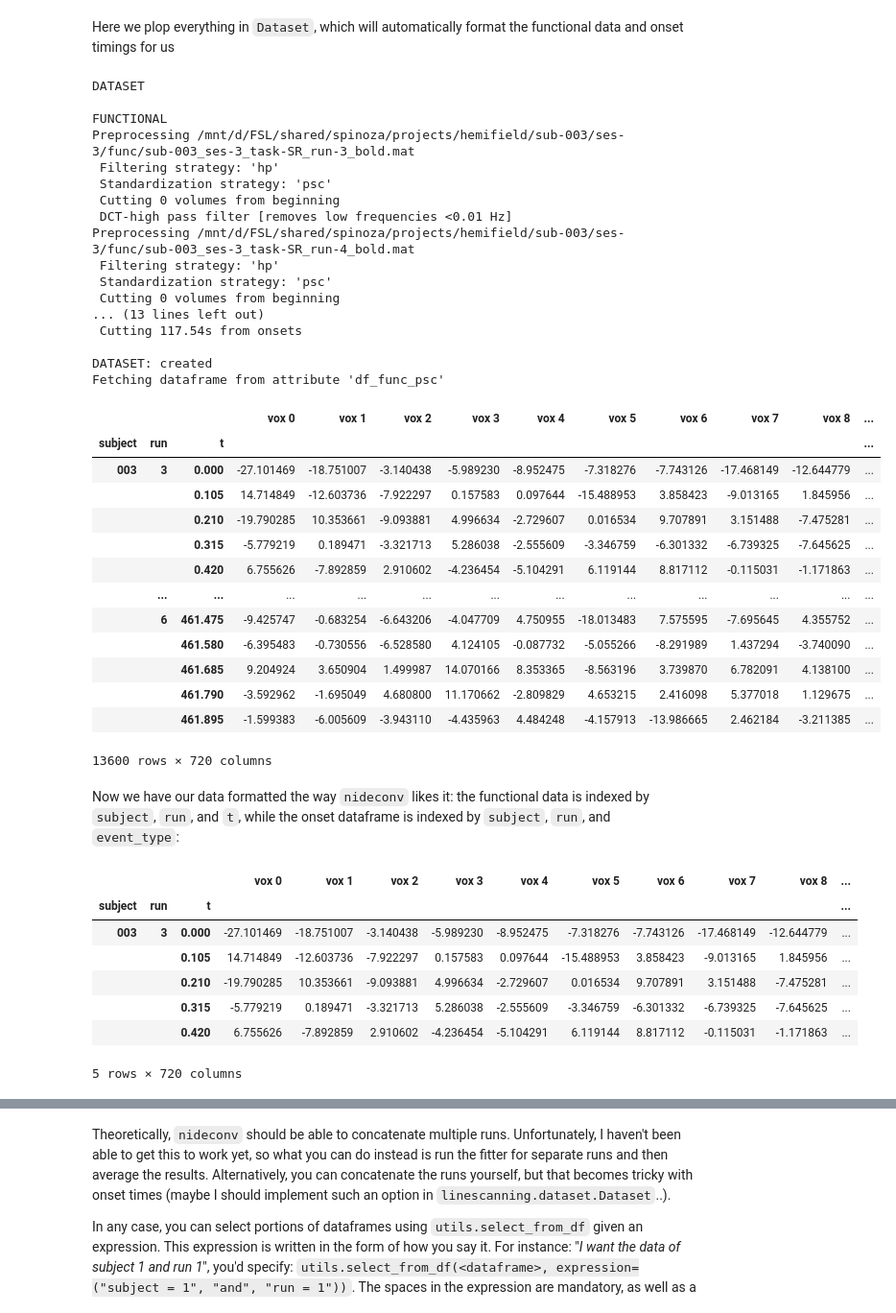
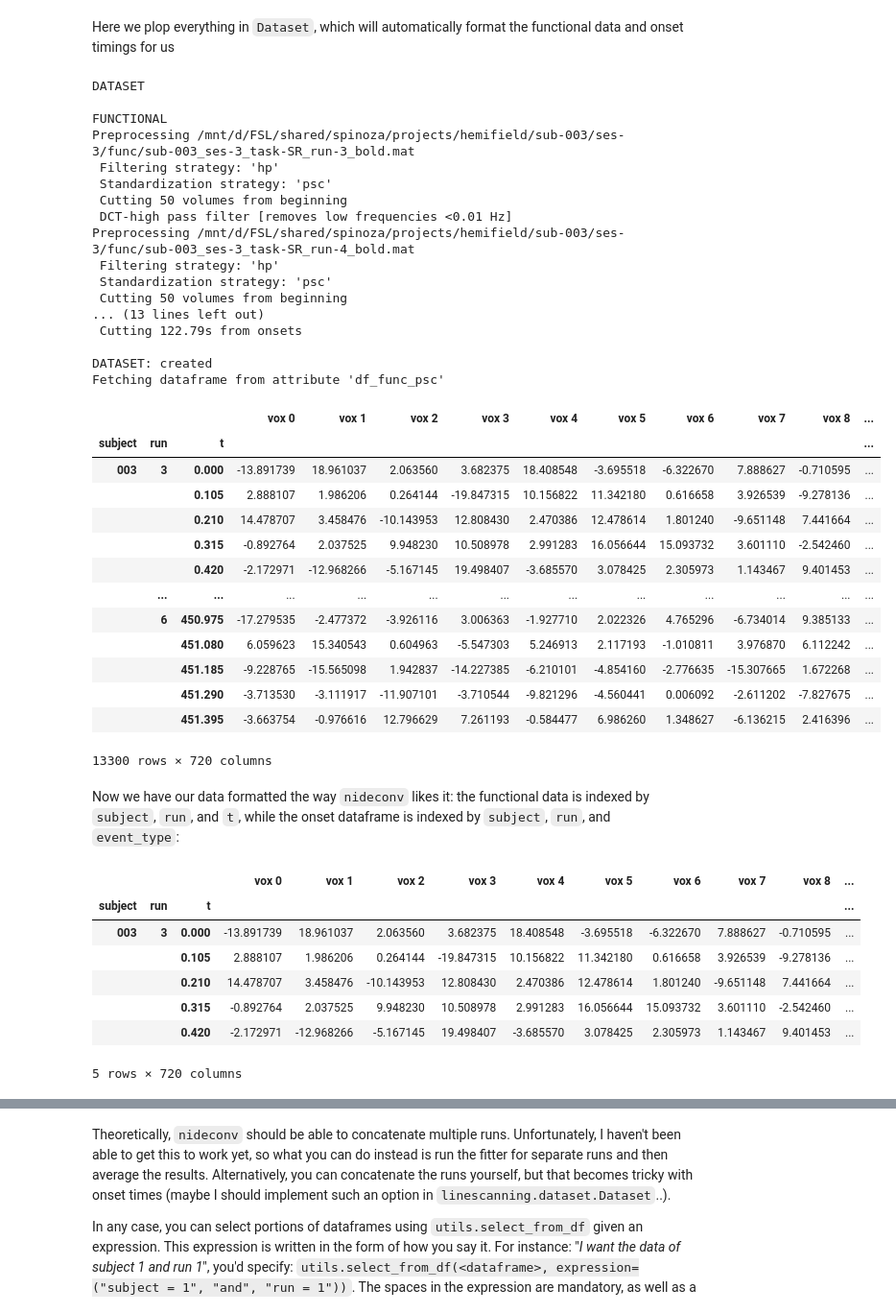
Before and after one commit to gjheij/linescanning, a Jupyter notebook: doc/source/examples/nideconv.ipynb, the cells around one changed output, grey strips where cells are left out. Shown at 96% size. Cells and saved outputs as stored; diff of their text form; code cells hidden in the pictures.

```diff
--- a/doc/source/examples/nideconv.ipynb
+++ b/doc/source/examples/nideconv.ipynb
@@ -44,50 +47,50 @@ Here we plop everything in `Dataset`, which will automatically format the functi
 window = 19
 order = 3
 
 ## window 5 TR poly 2
 data_obj = dataset.Dataset(func_file,
-                           deleted_first_timepoints=0,
-                           deleted_last_timepoints=0,
+                           deleted_first_timepoints=50,
+                           deleted_last_timepoints=50,
                            tsv_file=exp_file,
                            standardization="psc",
                            use_bids=True,
                            verbose=True)
 
 df_func     = data_obj.fetch_fmri()
 df_onsets   = data_obj.fetch_onsets()
 df_func
 # %% [output]
 DATASET
 
 FUNCTIONAL
 Preprocessing /mnt/d/FSL/shared/spinoza/projects/hemifield/sub-003/ses-3/func/sub-003_ses-3_task-SR_run-3_bold.mat
  Filtering strategy: 'hp'
  Standardization strategy: 'psc'
- Cutting 0 volumes from beginning
+ Cutting 50 volumes from beginning
  DCT-high pass filter [removes low frequencies <0.01 Hz]
 Preprocessing /mnt/d/FSL/shared/spinoza/projects/hemifield/sub-003/ses-3/func/sub-003_ses-3_task-SR_run-4_bold.mat
  Filtering strategy: 'hp'
  Standardization strategy: 'psc'
- Cutting 0 volumes from beginning
+ Cutting 50 volumes from beginning
 ... (13 lines left out)
- Cutting 117.54s from onsets
+ Cutting 122.79s from onsets
 
 DATASET: created
 Fetching dataframe from attribute 'df_func_psc'
 |  |  |  | vox 0 | vox 1 | vox 2 | vox 3 | vox 4 | vox 5 | vox 6 | vox 7 | vox 8 | ... |
 | subject | run | t |  |  |  |  |  |  |  |  |  | ... |
-| 003 | 3 | 0.000 | -27.101469 | -18.751007 | -3.140438 | -5.989230 | -8.952475 | -7.318276 | -7.743126 | -17.468149 | -12.644779 | ... |
-|  |  | 0.105 | 14.714849 | -12.603736 | -7.922297 | 0.157583 | 0.097644 | -15.488953 | 3.858423 | -9.013165 | 1.845956 | ... |
-|  |  | 0.210 | -19.790285 | 10.353661 | -9.093881 | 4.996634 | -2.729607 | 0.016534 | 9.707891 | 3.151488 | -7.475281 | ... |
-|  |  | 0.315 | -5.779219 | 0.189471 | -3.321713 | 5.286038 | -2.555609 | -3.346759 | -6.301332 | -6.739325 | -7.645625 | ... |
-|  |  | 0.420 | 6.755626 | -7.892859 | 2.910602 | -4.236454 | -5.104291 | 6.119144 | 8.817112 | -0.115031 | -1.171863 | ... |
+| 003 | 3 | 0.000 | -13.891739 | 18.961037 | 2.063560 | 3.682375 | 18.408548 | -3.695518 | -6.322670 | 7.888627 | -0.710595 | ... |
+|  |  | 0.105 | 2.888107 | 1.986206 | 0.264144 | -19.847315 | 10.156822 | 11.342180 | 0.616658 | 3.926539 | -9.278136 | ... |
+|  |  | 0.210 | 14.478707 | 3.458476 | -10.143953 | 12.808430 | 2.470386 | 12.478614 | 1.801240 | -9.651148 | 7.441664 | ... |
+|  |  | 0.315 | -0.892764 | 2.037525 | 9.948230 | 10.508978 | 2.991283 | 16.056644 | 15.093732 | 3.601110 | -2.542460 | ... |
+|  |  | 0.420 | -2.172971 | -12.968266 | -5.167145 | 19.498407 | -3.685570 | 3.078425 | 2.305973 | 1.143467 | 9.401453 | ... |
 |  | ... | ... | ... | ... | ... | ... | ... | ... | ... | ... | ... | ... |
-|  | 6 | 461.475 | -9.425747 | -0.683254 | -6.643206 | -4.047709 | 4.750955 | -18.013483 | 7.575595 | -7.695645 | 4.355752 | ... |
-|  |  | 461.580 | -6.395483 | -0.730556 | -6.528580 | 4.124105 | -0.087732 | -5.055266 | -8.291989 | 1.437294 | -3.740090 | ... |
-|  |  | 461.685 | 9.204924 | 3.650904 | 1.499987 | 14.070166 | 8.353365 | -8.563196 | 3.739870 | 6.782091 | 4.138100 | ... |
-|  |  | 461.790 | -3.592962 | -1.695049 | 4.680800 | 11.170662 | -2.809829 | 4.653215 | 2.416098 | 5.377018 | 1.129675 | ... |
-|  |  | 461.895 | -1.599383 | -6.005609 | -3.943110 | -4.435963 | 4.484248 | -4.157913 | -13.986665 | 2.462184 | -3.211385 | ... |
+|  | 6 | 450.975 | -17.279535 | -2.477372 | -3.926116 | 3.006363 | -1.927710 | 2.022326 | 4.765296 | -6.734014 | 9.385133 | ... |
+|  |  | 451.080 | 6.059623 | 15.340543 | 0.604963 | -5.547303 | 5.246913 | 2.117193 | -1.010811 | 3.976870 | 6.112242 | ... |
+|  |  | 451.185 | -9.228765 | -15.565098 | 1.942837 | -14.227385 | -6.210101 | -4.854160 | -2.776635 | -15.307665 | 1.672268 | ... |
+|  |  | 451.290 | -3.713530 | -3.111917 | -11.907101 | -3.710544 | -9.821296 | -4.560441 | 0.006092 | -2.611202 | -7.827675 | ... |
+|  |  | 451.395 | -3.663754 | -0.976616 | 12.796629 | 7.261193 | -0.584477 | 6.986260 | 1.348627 | -6.136215 | 2.416396 | ... |
-13600 rows × 720 columns
+13300 rows × 720 columns
 # %% [markdown]
 Now we have our data formatted the way `nideconv` likes it: the functional data is indexed by `subject`, `run`, and `t`, while the onset dataframe is indexed by `subject`, `run`, and `event_type`:
 # %%
@@ -95,11 +98,11 @@ df_func.head()
 # %% [output]
 |  |  |  | vox 0 | vox 1 | vox 2 | vox 3 | vox 4 | vox 5 | vox 6 | vox 7 | vox 8 | ... |
 | subject | run | t |  |  |  |  |  |  |  |  |  | ... |
-| 003 | 3 | 0.000 | -27.101469 | -18.751007 | -3.140438 | -5.989230 | -8.952475 | -7.318276 | -7.743126 | -17.468149 | -12.644779 | ... |
-|  |  | 0.105 | 14.714849 | -12.603736 | -7.922297 | 0.157583 | 0.097644 | -15.488953 | 3.858423 | -9.013165 | 1.845956 | ... |
-|  |  | 0.210 | -19.790285 | 10.353661 | -9.093881 | 4.996634 | -2.729607 | 0.016534 | 9.707891 | 3.151488 | -7.475281 | ... |
-|  |  | 0.315 | -5.779219 | 0.189471 | -3.321713 | 5.286038 | -2.555609 | -3.346759 | -6.301332 | -6.739325 | -7.645625 | ... |
-|  |  | 0.420 | 6.755626 | -7.892859 | 2.910602 | -4.236454 | -5.104291 | 6.119144 | 8.817112 | -0.115031 | -1.171863 | ... |
+| 003 | 3 | 0.000 | -13.891739 | 18.961037 | 2.063560 | 3.682375 | 18.408548 | -3.695518 | -6.322670 | 7.888627 | -0.710595 | ... |
+|  |  | 0.105 | 2.888107 | 1.986206 | 0.264144 | -19.847315 | 10.156822 | 11.342180 | 0.616658 | 3.926539 | -9.278136 | ... |
+|  |  | 0.210 | 14.478707 | 3.458476 | -10.143953 | 12.808430 | 2.470386 | 12.478614 | 1.801240 | -9.651148 | 7.441664 | ... |
+|  |  | 0.315 | -0.892764 | 2.037525 | 9.948230 | 10.508978 | 2.991283 | 16.056644 | 15.093732 | 3.601110 | -2.542460 | ... |
+|  |  | 0.420 | -2.172971 | -12.968266 | -5.167145 | 19.498407 | -3.685570 | 3.078425 | 2.305973 | 1.143467 | 9.401453 | ... |
 5 rows × 720 columns
 # %%
 df_onsets.head()
```
Also changed, not shown: parts of 11 cells of this notebook.
